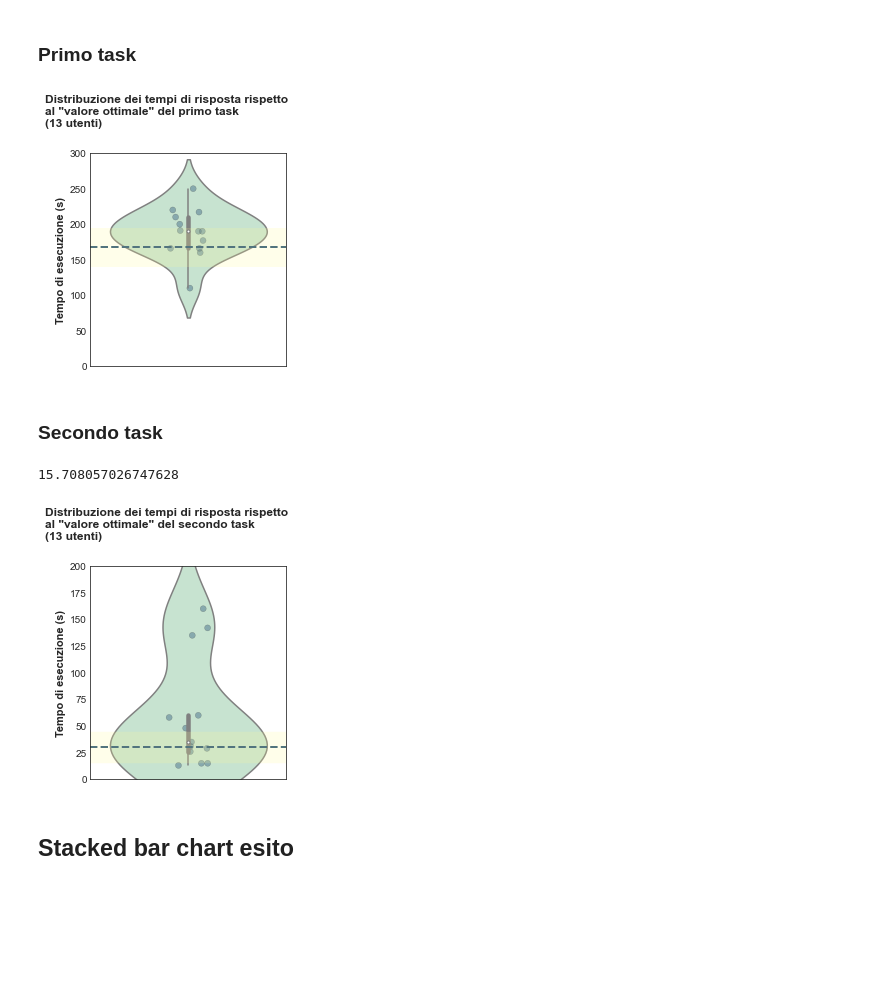
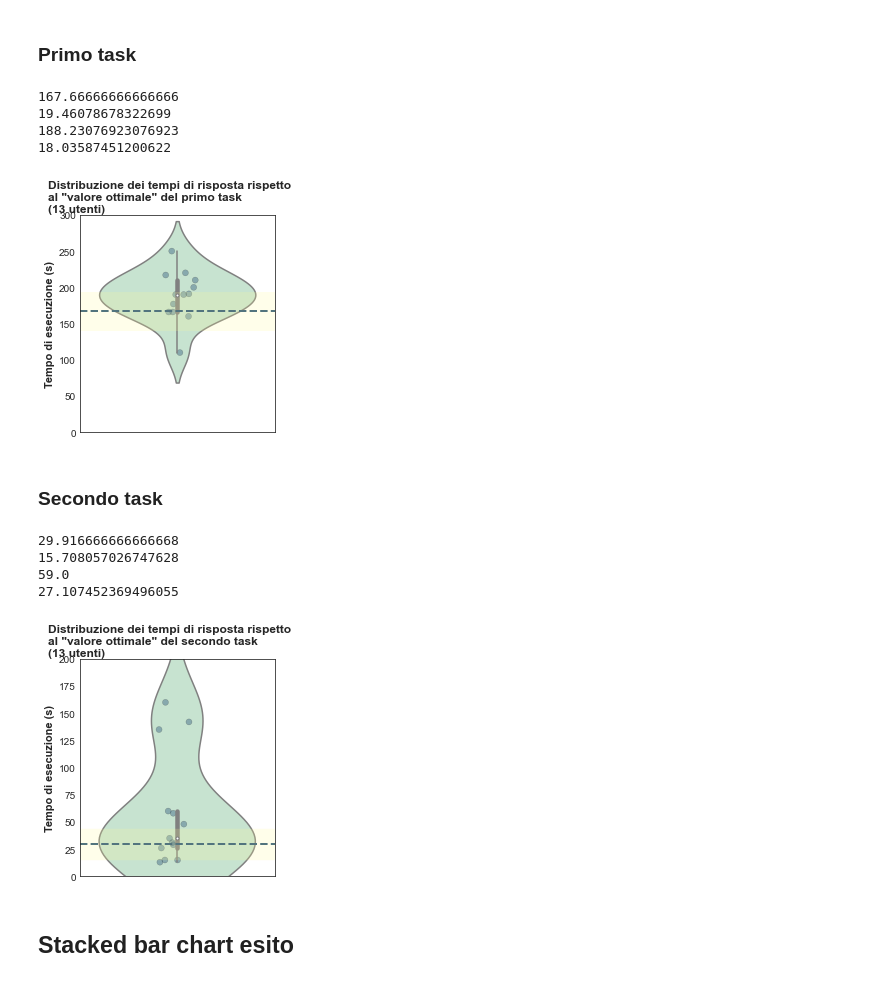
Before and after one commit to giocoal/air-quality-milano-interactive-data-visualization-tableau, a Jupyter notebook: Valutazione_qualitá/Data_Visualization_21_22_valutazione_qualita.ipynb, the cells around one changed output. Cells and saved outputs as stored; diff of their text form; code cells hidden in the pictures; blank space fills up the shorter version.

```diff
--- a/Valutazione_qualitá/Data_Visualization_21_22_valutazione_qualita.ipynb
+++ b/Valutazione_qualitá/Data_Visualization_21_22_valutazione_qualita.ipynb
@@ -48,33 +49,44 @@ stripplot = sns.stripplot(data=domanda_1, y='Tempo_esecuzione(s)',\
                       s = 6,
                       zorder = 1,
                       ax = ax)
 
 #Personalizzazione degli assi (nomi e ticks)
 ax.tick_params(length=0)
 ax.set_ylim(0,300)
 y_label = "Tempo di esecuzione (s)"
 ax.set_ylabel(y_label, size=11, weight="bold")
 
 #Inserimento del titolo
 titolo = "Distribuzione dei tempi di risposta rispetto\nal \"valore ottimale\" del primo task\n(13 utenti)"
 fig.suptitle(
     titolo,
     x = 0,
     y = 1,
     ha="left",
     fontsize=12,
     weight="bold",
     wrap = True
 )
 
 # linea e banda riferimento (tempi giusti)
 media = np.mean(nostri_tempi_1)
 std = np.std(nostri_tempi_1)
 ax.axhline(media, lw = 2, color='#275379', ls = '--')
 ax.axhline(media, lw = std*2, alpha = 0.2, color = '#fffb96')
 
 fig.savefig("ut_violin_primo.png", dpi=150, bbox_inches='tight')
+
+print(media)
+print(std)
+
+z=1.96
+print(np.mean(domanda_1['Tempo_esecuzione(s)']))
+print(z*np.std(domanda_1['Tempo_esecuzione(s)'])/(len(domanda_1))**(1/2))
 # %% [output]
+167.66666666666666
+19.46078678322699
+188.23076923076923
+18.03587451200622
-[figure, old version]
+[figure, new version]
 # %% [markdown]
 ### Secondo task
@@ -130,10 +142,19 @@ ax.axhline(media, lw = 2, color='#275379', ls = '--')
 ax.axhline(media, lw = std*2, alpha = 0.2, color = '#fffb96')
 
 fig.savefig("ut_violin_secondo.png", dpi=150, bbox_inches='tight')
+
+print(media)
 print(std)
+
+z=1.96
+print(np.mean(domanda_2['Tempo_esecuzione(s)']))
+print(z*np.std(domanda_2['Tempo_esecuzione(s)'])/(len(domanda_1))**(1/2))
 # %% [output]
+29.916666666666668
 15.708057026747628
+59.0
+27.107452369496055
-[figure, old version]
+[figure, new version]
 # %% [markdown]
 ## Stacked bar chart esito
 # %%
```
Also changed, not shown: parts of 8 cells of this notebook, 6 other files.
